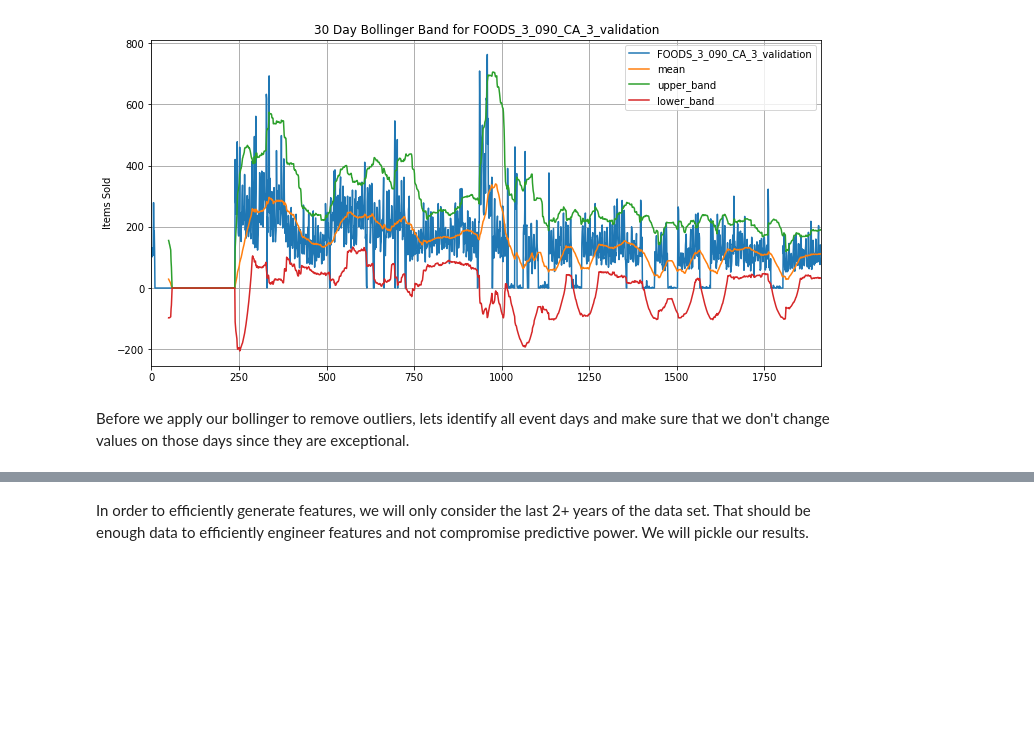
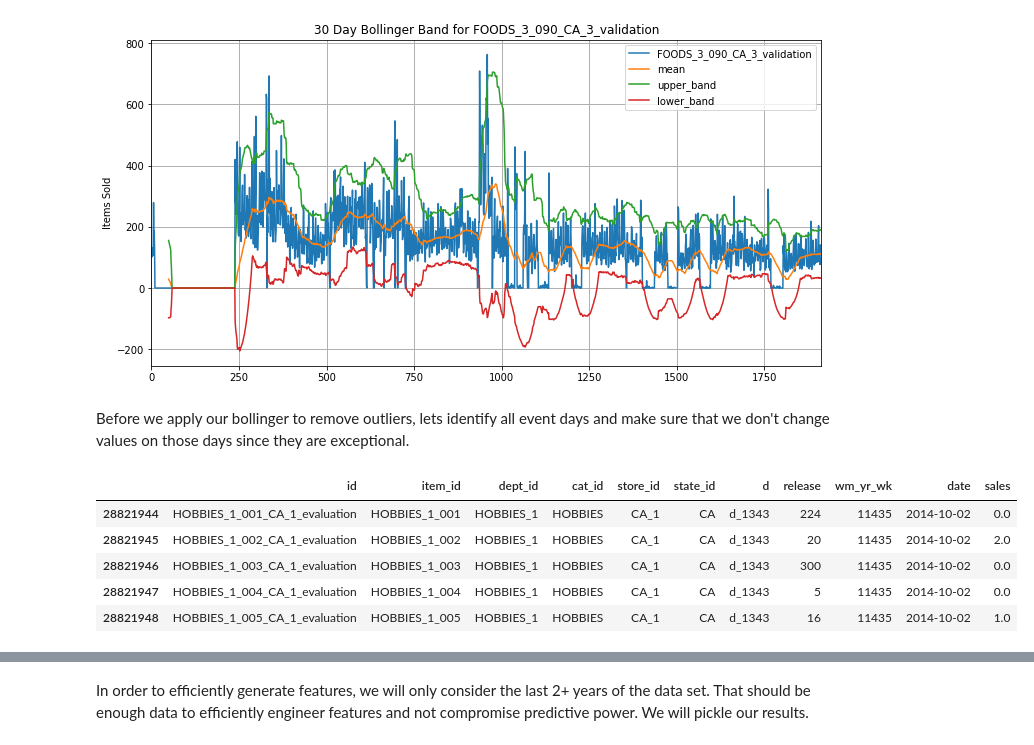
Before and after one commit to Luke-Gray/M5-Accuracy, a Jupyter notebook: M5 Visualizing Strength and Volatility.ipynb, the cells around one changed output, grey strips where cells are left out. Saved outputs shown, nothing was run; the diff lists cells and outputs as text; code cells hidden in the pictures; blank space fills up the shorter version.

```diff
--- a/M5 Visualizing Strength and Volatility.ipynb
+++ b/M5 Visualizing Strength and Volatility.ipynb
@@ -158,7 +130,7 @@ all_events = event_df['Event day'].values
 all_events = np.concatenate(all_events, axis=0)
 all_events = all_events.astype(str)
 # %%
-def bollingers(item):
+def bollingers(item, window):
     '''bollinger bands around the 50-day rolling mean items sold per day for specified item.
     Args:
         item(str): id of the item we are wanting to plot.
@@ -167,8 +139,8 @@ def bollingers(item):
         line plot of item sale history as well as 50-day rolling standard deviation of the time series (2):
     '''
     item_df = pd.DataFrame(short.loc[short['id'] == item][['d','sales']])
-    item_df['mean'] = item_df['sales'].rolling(window=50).mean()
-    item_df['std'] = item_df['sales'].rolling(window=50).std()
+    item_df['mean'] = item_df['sales'].rolling(window).mean()
+    item_df['std'] = item_df['sales'].rolling(window).std()
     item_df['upper_band'] = item_df['mean'] + (item_df['std'] * 2)
     item_df['lower_band'] = item_df['mean'] - (item_df['std'] * 2)
 
@@ -181,3 +153,21 @@ def bollingers(item):
     item_df['lower_band'], item_df['sales'])
 
     return np.floor(item_df['sales'].values)
+# %%
+epic=True
+while epic==True:
+    for item in ca.id.unique():
+        ca.loc[ca['id']==item, 'bollinger'] = bollingers(item, 22)
+    epic=False
+# %%
+ca['bollinger'] = np.where(ca['bollinger'].isna(), ca['sales'], ca['bollinger'])
+ca.drop('sales', axis=1, inplace=True)
+ca.rename({'bollinger':'sales'}, axis=1, inplace=True)
+ca.head()
+# %% [output]
+|  | id | item_id | dept_id | cat_id | store_id | state_id | d | release | wm_yr_wk | date | sales |
+| 28821944 | HOBBIES_1_001_CA_1_evaluation | HOBBIES_1_001 | HOBBIES_1 | HOBBIES | CA_1 | CA | d_1343 | 224 | 11435 | 2014-10-02 | 0.0 |
+| 28821945 | HOBBIES_1_002_CA_1_evaluation | HOBBIES_1_002 | HOBBIES_1 | HOBBIES | CA_1 | CA | d_1343 | 20 | 11435 | 2014-10-02 | 2.0 |
+| 28821946 | HOBBIES_1_003_CA_1_evaluation | HOBBIES_1_003 | HOBBIES_1 | HOBBIES | CA_1 | CA | d_1343 | 300 | 11435 | 2014-10-02 | 0.0 |
+| 28821947 | HOBBIES_1_004_CA_1_evaluation | HOBBIES_1_004 | HOBBIES_1 | HOBBIES | CA_1 | CA | d_1343 | 5 | 11435 | 2014-10-02 | 0.0 |
+| 28821948 | HOBBIES_1_005_CA_1_evaluation | HOBBIES_1_005 | HOBBIES_1 | HOBBIES | CA_1 | CA | d_1343 | 16 | 11435 | 2014-10-02 | 1.0 |
```
Also changed, not shown: parts of 105 cells of this notebook.
